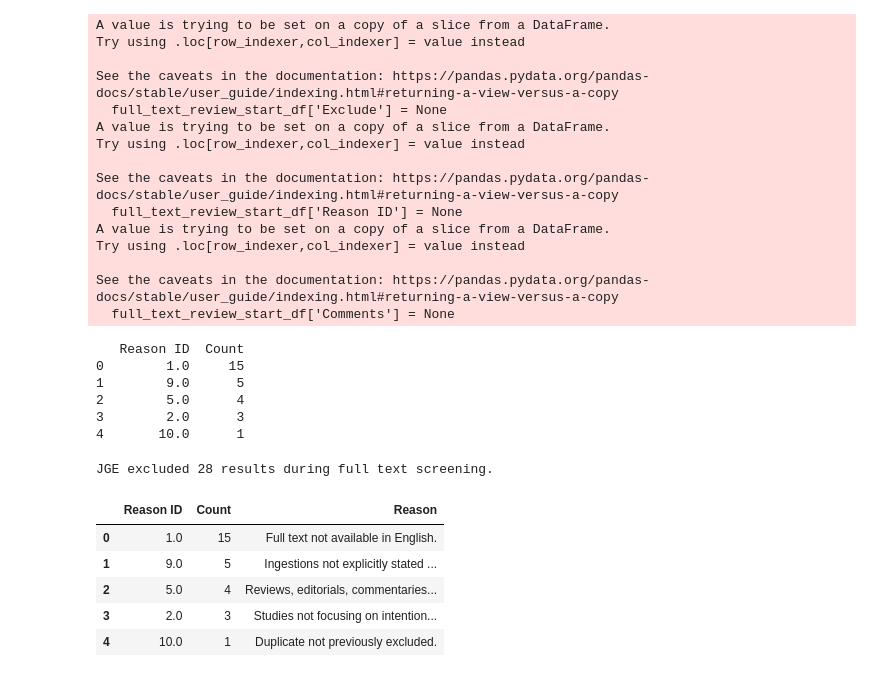
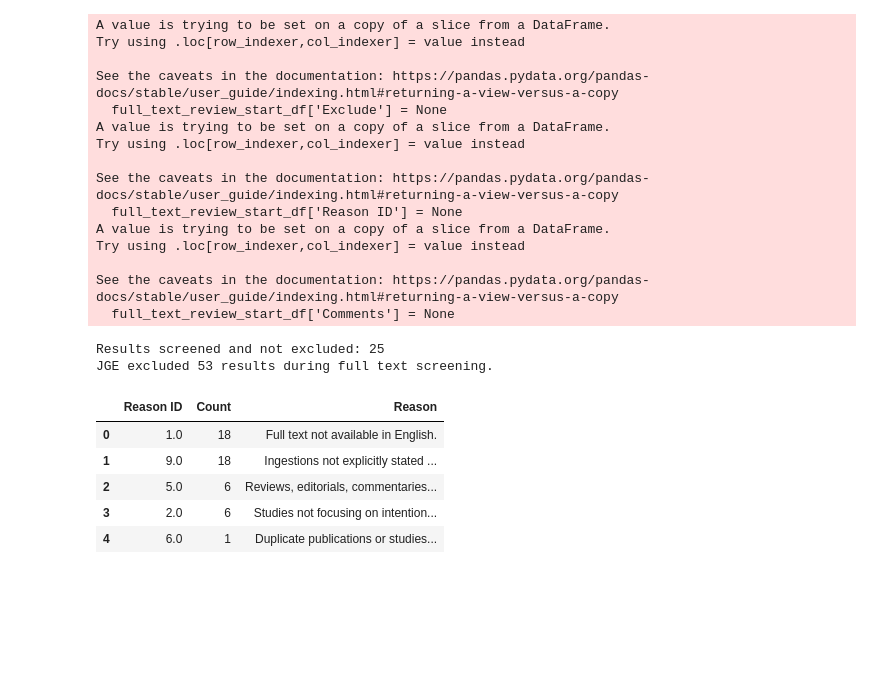
Before and after one commit to jackgedge/iifo_systematic_review, a Jupyter notebook: msc_code/notebooks/05-full_text_screen.ipynb, the cells around one changed output. Drawn from its saved outputs; the diff is of its cells as text; code cells hidden in the pictures; blank space fills up the shorter version.

Commit message:
Continued full text screening.

```diff
--- a/msc_code/notebooks/05-full_text_screen.ipynb
+++ b/msc_code/notebooks/05-full_text_screen.ipynb
@@ -55,33 +54,40 @@ exclusion_criteria = {
 # %%
 # Reimport first author (JGE) screened results as pandas dataframe.
 import_path = os.path.join(RAW_DATA_DIR, "full_text_screen", "full_text_screen_end_jge.csv")
 jge_screened_df = pd.read_csv(import_path)
 
+# Create dataframe of results not excluded in JGE full text screening.
+jge_include = jge_screened_df[jge_screened_df['Exclude'] == False]
+
+# Count number of results not excluded (included)
+jge_include_count = len(jge_include)
+print(f"Results screened and not excluded: {jge_include_count}")
+
+# Create dataframe of results excluded in JGE full text screening.
 jge_excluded = jge_screened_df[jge_screened_df['Exclude'] == True]
+
+# Count number of exclusions
 jge_excluded_count = len(jge_excluded)
+
+# Create dataframe documenting exclusion reasoning
 jge_excluded_reasoning = jge_excluded['Reason ID'].value_counts().rename('Count').reset_index()
 
-print(jge_excluded_reasoning)
+# Map exclusion criteria category names to exclusion criteria Reason ID numerical values.
+jge_excluded_reasoning['Reason'] = jge_excluded_reasoning['Reason ID'].map(exclusion_criteria)
+
+# Print number of results excluded.
+print(f"JGE excluded {jge_excluded_count} results during full text screening.")
+
+jge_excluded_reasoning
 # %% [output]
-   Reason ID  Count
-0        1.0     15
-1        9.0      5
-2        5.0      4
-3        2.0      3
-4       10.0      1
+Results screened and not excluded: 25
+JGE excluded 53 results during full text screening.
+|  | Reason ID | Count | Reason |
+| 0 | 1.0 | 18 | Full text not available in English. |
+| 1 | 9.0 | 18 | Ingestions not explicitly stated ... |
+| 2 | 5.0 | 6 | Reviews, editorials, commentaries... |
+| 3 | 2.0 | 6 | Studies not focusing on intention... |
+| 4 | 6.0 | 1 | Duplicate publications or studies... |
-# %%
-jge_excluded_reasoning['Reason'] = jge_excluded_reasoning['Reason ID'].map(exclusion_criteria)
-
-print(f"JGE excluded {jge_excluded_count} results during full text screening.")
-jge_excluded_reasoning
-# %% [output]
-JGE excluded 28 results during full text screening.
-|  | Reason ID | Count | Reason |
-| 0 | 1.0 | 15 | Full text not available in English. |
-| 1 | 9.0 | 5 | Ingestions not explicitly stated ... |
-| 2 | 5.0 | 4 | Reviews, editorials, commentaries... |
-| 3 | 2.0 | 3 | Studies not focusing on intention... |
-| 4 | 10.0 | 1 | Duplicate not previously excluded. |
 # %%
 # Plot horizontal bar chart
 plt.barh(y=jge_excluded_reasoning['Reason'],
```
Also changed, not shown: parts of 2 cells of this notebook, 2 other files.
